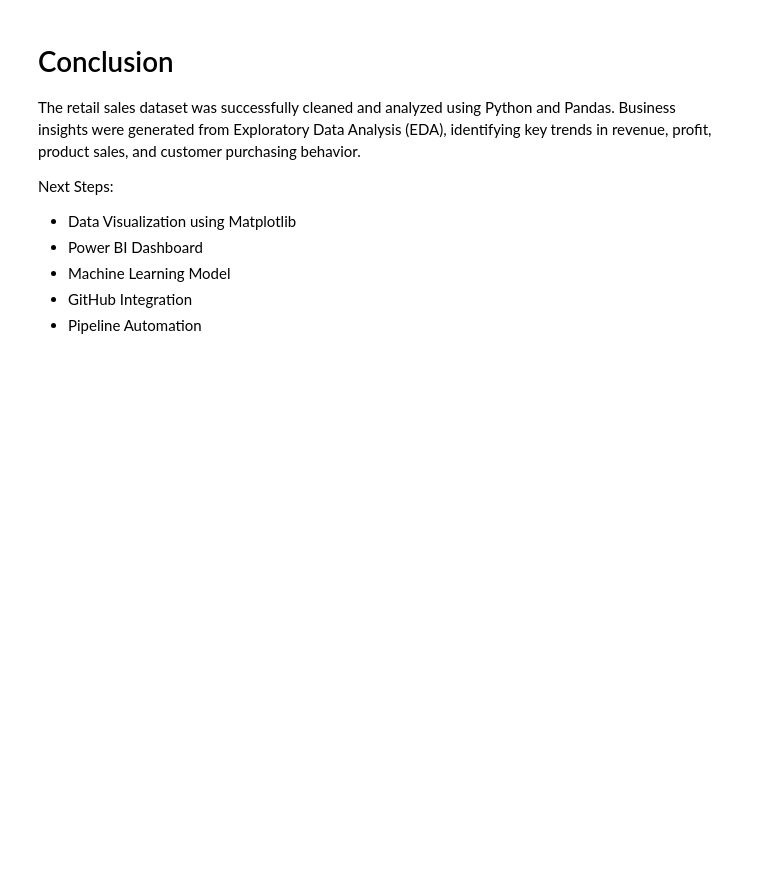
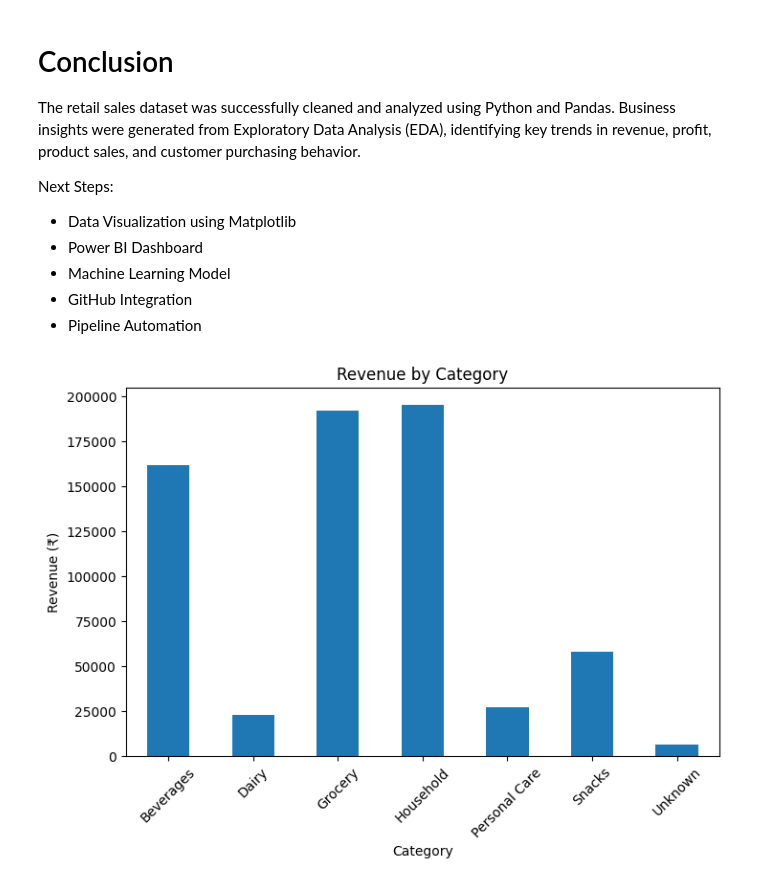
Before and after one commit to jeniferrajamuthu2k7-maker/RetailIQ-AI-Retail-Analytics, a Jupyter notebook: notebooks/Retailstores.ipynb, the cells around one changed output. Drawn from its saved outputs; the diff is of its cells as text; code cells hidden in the pictures; blank space fills up the shorter version.

Commit message:
visualization

```diff
--- a/notebooks/Retailstores.ipynb
+++ b/notebooks/Retailstores.ipynb
@@ -543,0 +552,15 @@ Next Steps:
+# %%
+category_revenue = df.groupby("Category")["Revenue"].sum()
+
+plt.figure(figsize=(8,5))
+category_revenue.plot(kind="bar")
+
+plt.title("Revenue by Category")
+plt.xlabel("Category")
+plt.ylabel("Revenue (₹)")
+
+plt.xticks(rotation=45)
+
+plt.show()
+# %% [output]
+[figure, added]
```
Also changed, not shown: parts of 9 cells of this notebook.
